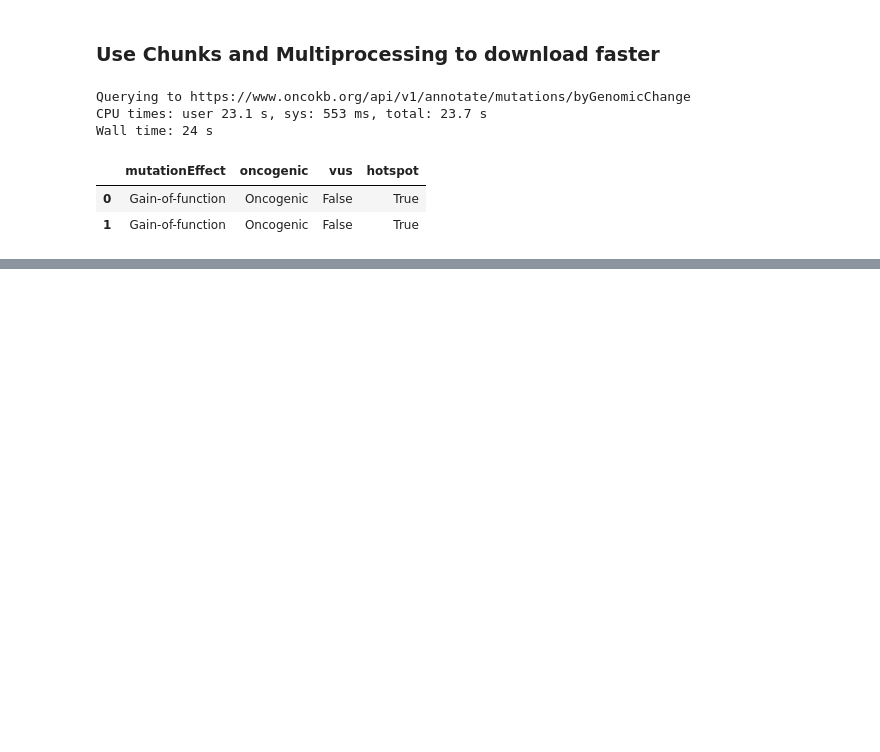
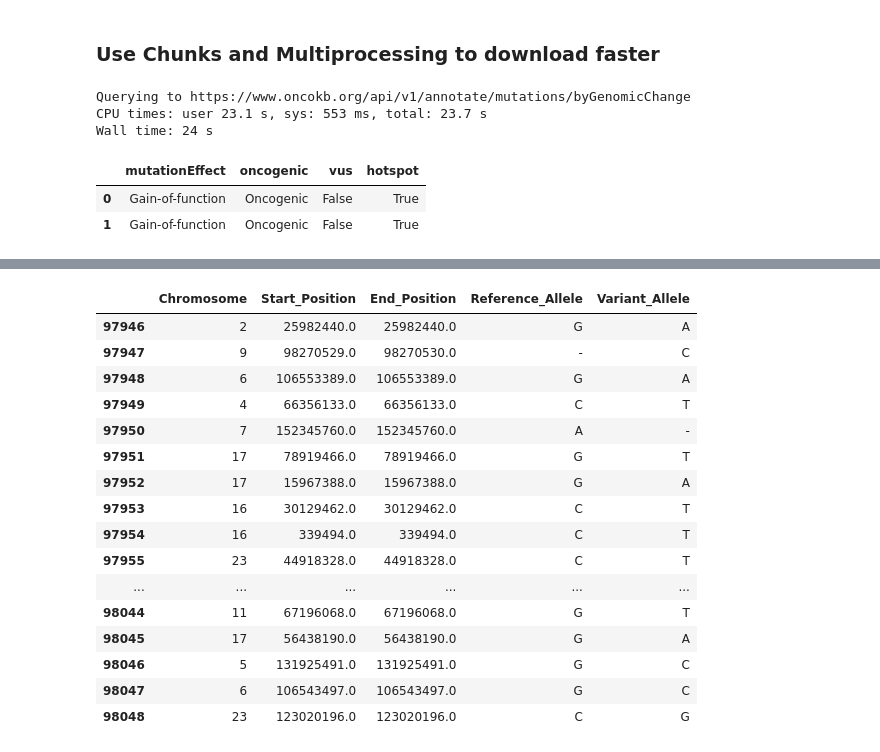
Before and after one commit to emilecohen/mskimpact_tp53_exploration, a Jupyter notebook: analysis/API_calls/oncoKB_annotation.ipynb, the cells around one changed output, grey strips where cells are left out. Drawn from its saved outputs; the diff is of its cells as text; code cells hidden in the pictures; blank space fills up the shorter version.

```diff
--- a/analysis/API_calls/oncoKB_annotation.ipynb
+++ b/analysis/API_calls/oncoKB_annotation.ipynb
@@ -176,8 +176,11 @@ def fill_with_queries(df: pd.DataFrame, chunk_size: int):
 # %%
 %%time
 maf_cohort= pd.read_pickle(data_path + 'merged_data/maf_cohort.pkl')
+
+# Deleting NaN lines
 maf_cohort = maf_cohort.dropna(subset=["Chromosome", "Start_Position", "End_Position", "Reference_Allele", "Variant_Allele"])
+maf_cohort = maf_cohort[maf_cohort['Chromosome'] != 'NA'][maf_cohort['Start_Position'] != 'NA'][maf_cohort['End_Position'] != 'NA'][maf_cohort['Reference_Allele'] != 'NA'][maf_cohort['Variant_Allele'] != 'NA']
 maf_cohort['mutationEffect'] = 'NaN' ; maf_cohort['oncogenic'] = 'NaN' ; maf_cohort['vus'] = 'NaN' ; maf_cohort['hotspot'] = 'NaN'
-set(maf_cohort[120000:130000]["Start_Position"])
-#fill_with_queries(maf_cohort, 10000)
+#maf_cohort[["Chromosome", "Start_Position", "End_Position", "Reference_Allele", "Variant_Allele"]][92301:92302]
+fill_with_queries(maf_cohort, 1)
 # %% [output]
@@ -203,2 +210,23 @@ Wall time: 661 ms
+# %%
+test = maf_cohort[97500:97600][["Chromosome", "Start_Position", "End_Position", "Reference_Allele", "Variant_Allele"]]
+maf_cohort[maf_cohort['Chromosome'] != 'NA'][maf_cohort['Start_Position'] != 'NA'][maf_cohort['End_Position'] != 'NA'][maf_cohort['Reference_Allele'] != 'NA'][maf_cohort['Variant_Allele'] != 'NA']
+# %% [output]
+|  | Chromosome | Start_Position | End_Position | Reference_Allele | Variant_Allele |
+| 97946 | 2 | 25982440.0 | 25982440.0 | G | A |
+| 97947 | 9 | 98270529.0 | 98270530.0 | - | C |
+| 97948 | 6 | 106553389.0 | 106553389.0 | G | A |
+| 97949 | 4 | 66356133.0 | 66356133.0 | C | T |
+| 97950 | 7 | 152345760.0 | 152345760.0 | A | - |
+| 97951 | 17 | 78919466.0 | 78919466.0 | G | T |
+| 97952 | 17 | 15967388.0 | 15967388.0 | G | A |
+| 97953 | 16 | 30129462.0 | 30129462.0 | C | T |
+| 97954 | 16 | 339494.0 | 339494.0 | C | T |
+| 97955 | 23 | 44918328.0 | 44918328.0 | C | T |
+| ... | ... | ... | ... | ... | ... |
+| 98044 | 11 | 67196068.0 | 67196068.0 | G | T |
+| 98045 | 17 | 56438190.0 | 56438190.0 | G | A |
+| 98046 | 5 | 131925491.0 | 131925491.0 | G | C |
+| 98047 | 6 | 106543497.0 | 106543497.0 | G | C |
+| 98048 | 23 | 123020196.0 | 123020196.0 | C | G |
 # %%
 maf_cohort.to_pickle(data_path + 'merged_data/maf_cohort_annotated.pkl')
```
Also changed, not shown: parts of 5 cells of this notebook.
